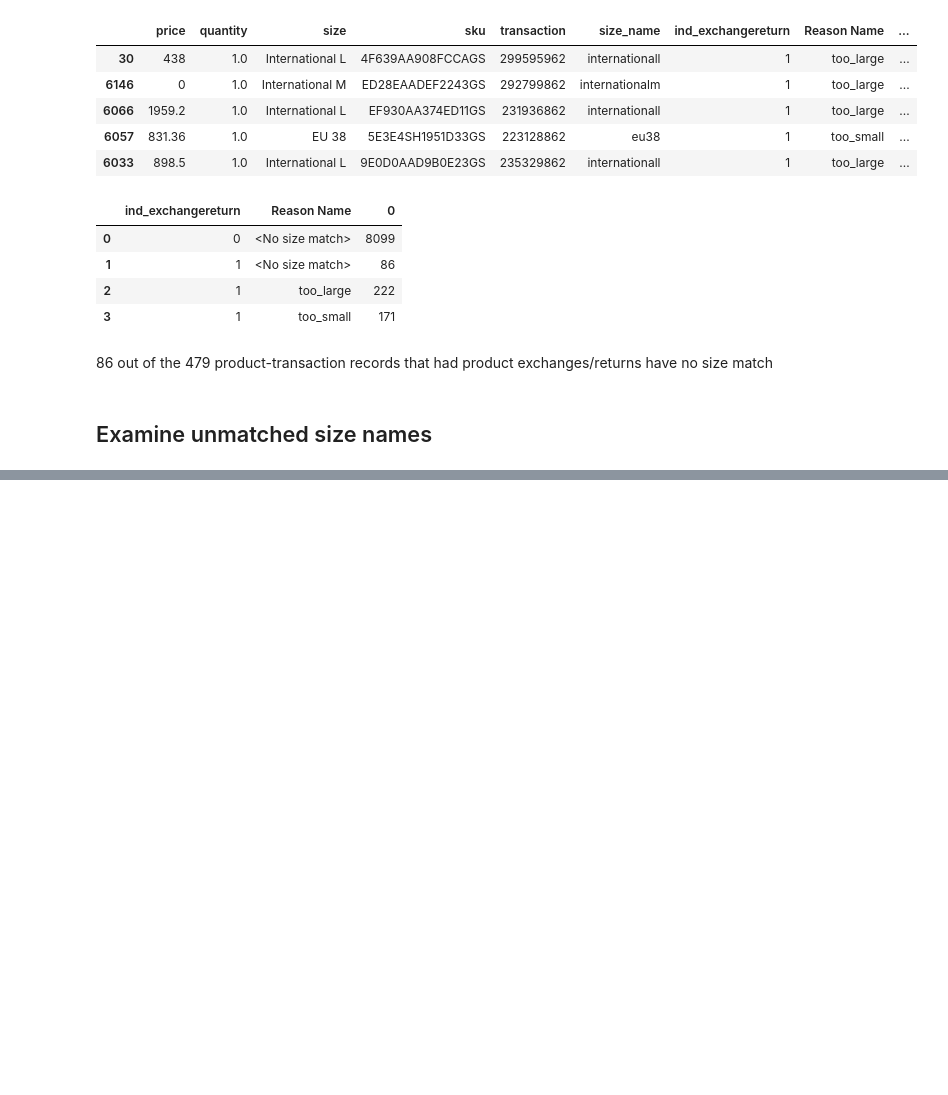
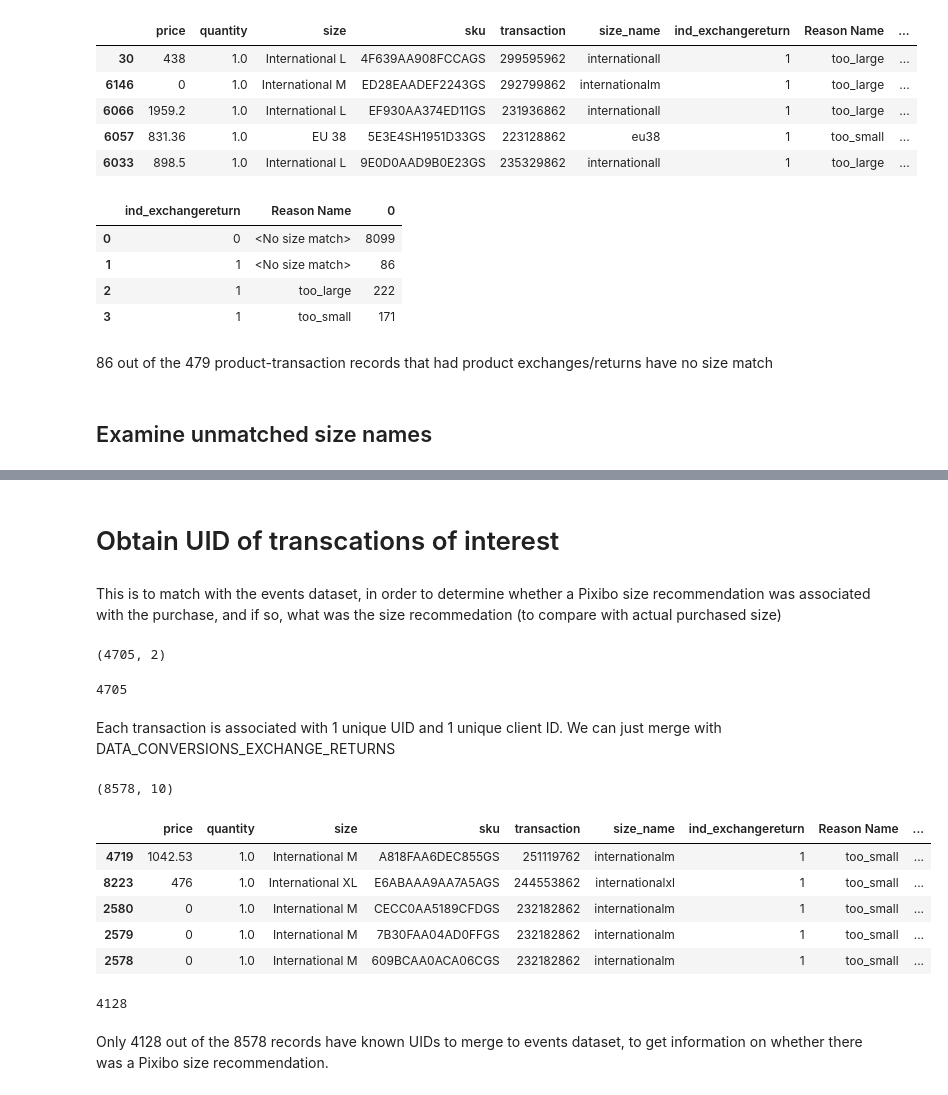
Before and after one commit to winstonchan1990/pixibo, a Jupyter notebook: src/main.ipynb, the cells around one changed output, grey strips where cells are left out. Drawn from its saved outputs; the diff is of its cells as text; code cells hidden in the pictures; blank space fills up the shorter version.

```diff
--- a/src/main.ipynb
+++ b/src/main.ipynb
@@ -487,0 +540,39 @@ unmatched_purchased_sizenames = set(DATA_CONVERSIONS_EXCHANGE_RETURNS[
+# %% [markdown]
+# Obtain UID of transcations of interest
+# %% [markdown]
+This is to match with the events dataset, in order to determine whether a Pixibo size recommendation was associated with the purchase, and if so, what was the size recommedation (to compare with actual purchased size)
+# %%
+DATA_CONVERSIONS[['uid','transaction']].shape
+# %% [output]
+(4705, 2)
+# %%
+len(DATA_CONVERSIONS['transaction'].unique())
+# %% [output]
+4705
+# %% [markdown]
+Each transaction is associated with 1 unique UID and 1 unique client ID. We can just merge with DATA_CONVERSIONS_EXCHANGE_RETURNS
+# %%
+DATA_CONVERSIONS_EXCHANGE_RETURNS = DATA_CONVERSIONS_EXCHANGE_RETURNS.merge(
+    right = DATA_CONVERSIONS[['uid','transaction']],
+    left_on = 'transaction',
+    right_on = 'transaction'
+)
+# %%
+DATA_CONVERSIONS_EXCHANGE_RETURNS.shape
+# %% [output]
+(8578, 10)
+# %%
+DATA_CONVERSIONS_EXCHANGE_RETURNS.sort_values('Reason Name',ascending=False).head()
+# %% [output]
+|  | price | quantity | size | sku | transaction | size_name | ind_exchangereturn | Reason Name | ... |
+| 4719 | 1042.53 | 1.0 | International M | A818FAA6DEC855GS | 251119762 | internationalm | 1 | too_small | ... |
+| 8223 | 476 | 1.0 | International XL | E6ABAAA9AA7A5AGS | 244553862 | internationalxl | 1 | too_small | ... |
+| 2580 | 0 | 1.0 | International M | CECC0AA5189CFDGS | 232182862 | internationalm | 1 | too_small | ... |
+| 2579 | 0 | 1.0 | International M | 7B30FAA04AD0FFGS | 232182862 | internationalm | 1 | too_small | ... |
+| 2578 | 0 | 1.0 | International M | 609BCAA0ACA06CGS | 232182862 | internationalm | 1 | too_small | ... |
+# %%
+sum(DATA_CONVERSIONS_EXCHANGE_RETURNS['uid'].fillna('unknown') != 'unknown')
+# %% [output]
+4128
+# %% [markdown]
+Only 4128 out of the 8578 records have known UIDs to merge to events dataset, to get information on whether there was a Pixibo size recommendation.
```
Also changed, not shown: parts of 4 cells of this notebook.
